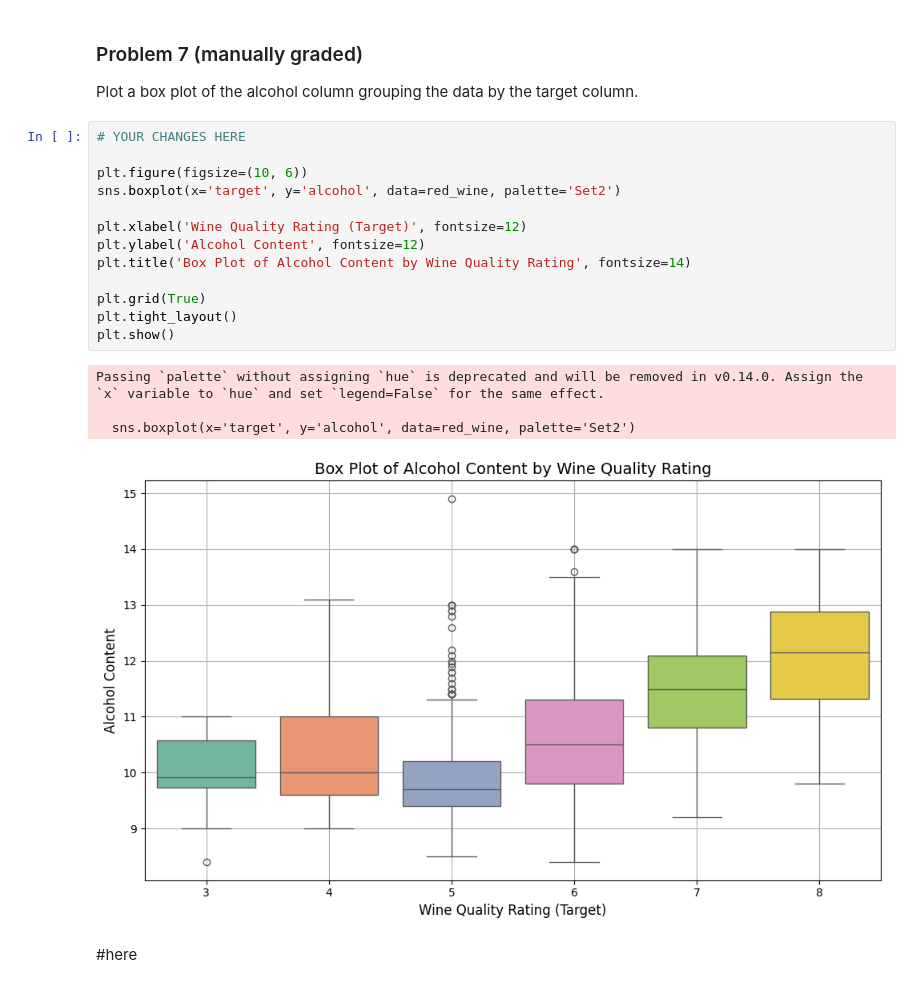
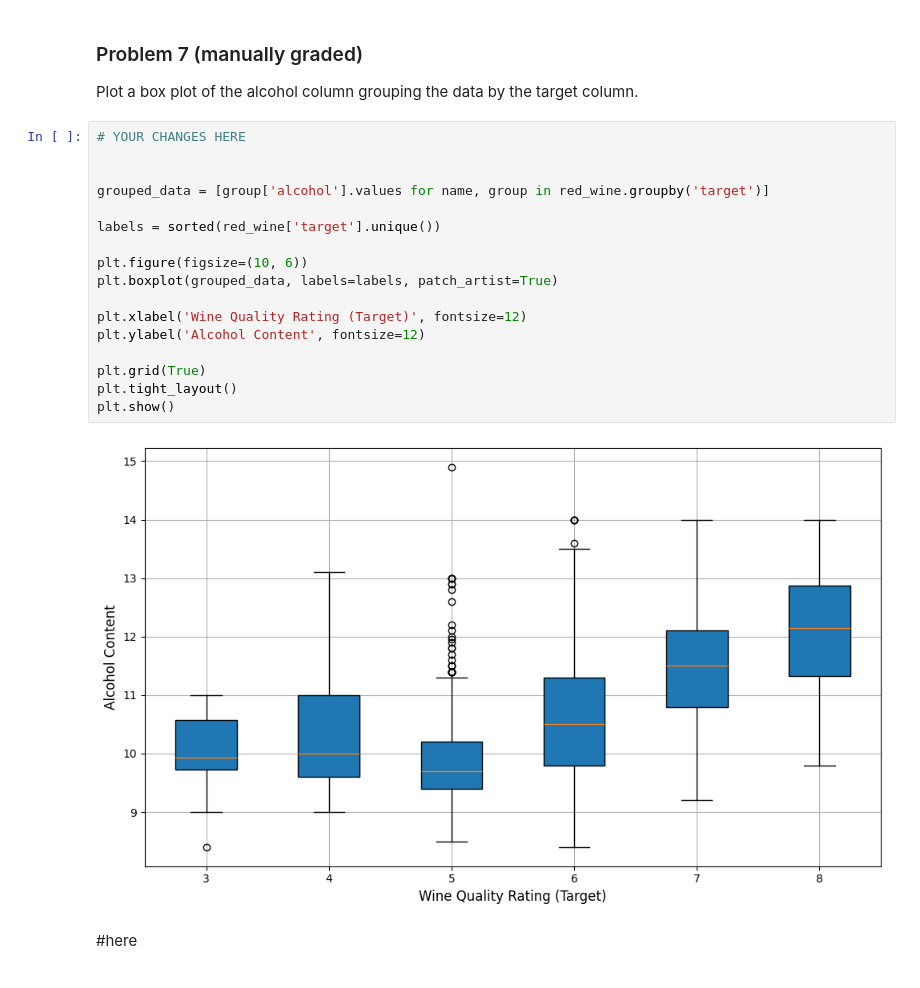
Before and after one commit to DocBursaw/dx602-homework-10, a Jupyter notebook: homework.ipynb, the cells around one changed output. Cells and saved outputs as stored; diff of their text form.

```diff
--- a/homework.ipynb
+++ b/homework.ipynb
@@ -215,21 +204,22 @@ Plot a box plot of the alcohol column grouping the data by the target column.
 # %%
 # YOUR CHANGES HERE
 
+
+grouped_data = [group['alcohol'].values for name, group in red_wine.groupby('target')]
+
+labels = sorted(red_wine['target'].unique())
+
 plt.figure(figsize=(10, 6))
-sns.boxplot(x='target', y='alcohol', data=red_wine, palette='Set2')
+plt.boxplot(grouped_data, labels=labels, patch_artist=True)
 
 plt.xlabel('Wine Quality Rating (Target)', fontsize=12)
 plt.ylabel('Alcohol Content', fontsize=12)
-plt.title('Box Plot of Alcohol Content by Wine Quality Rating', fontsize=14)
 
 plt.grid(True)
 plt.tight_layout()
 plt.show()
 # %% [output]
-Passing `palette` without assigning `hue` is deprecated and will be removed in v0.14.0. Assign the `x` variable to `hue` and set `legend=False` for the same effect.
-
-  sns.boxplot(x='target', y='alcohol', data=red_wine, palette='Set2')
-[figure, old version]
+[figure, new version]
 # %% [markdown]
 #here
 # %% [markdown]
```
Also changed, not shown: parts of 3 cells of this notebook.
